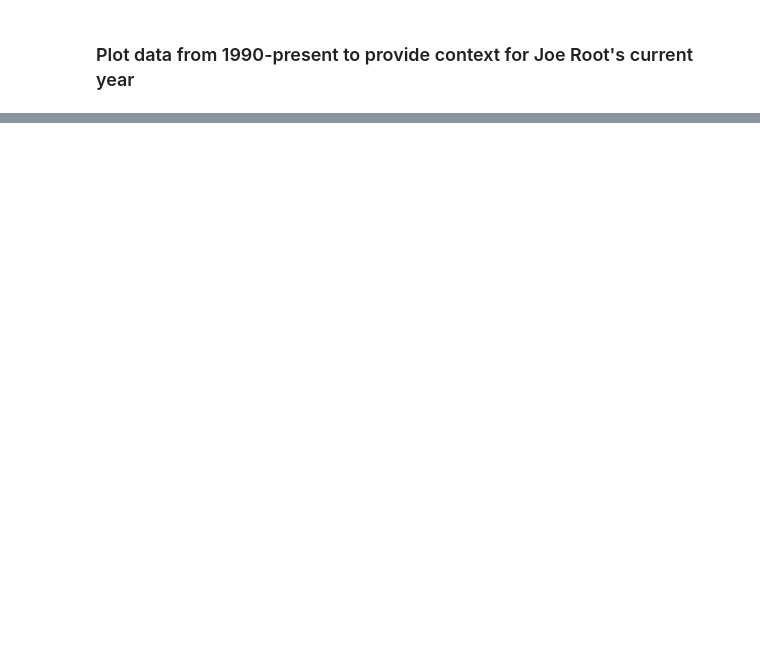
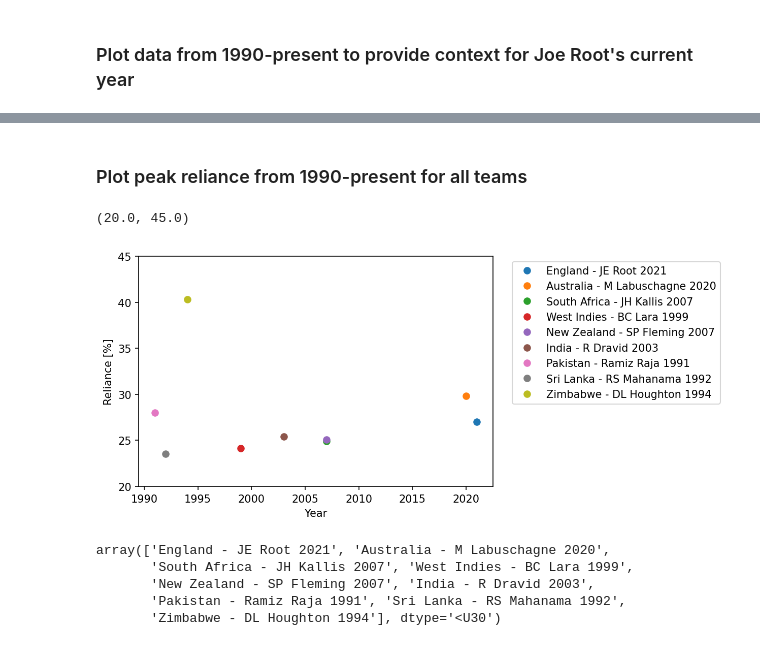
Before and after one commit to jhjorg/Root_Analysis, a Jupyter notebook: Root_analysis.ipynb, the cells around one changed output, grey strips where cells are left out. Drawn from its saved outputs; the diff is of its cells as text; code cells hidden in the pictures; blank space fills up the shorter version.

```diff
--- a/Root_analysis.ipynb
+++ b/Root_analysis.ipynb
@@ -201,0 +224,33 @@ Name: Year, Length: 145, dtype: bool
+# %% [markdown]
+###  Plot peak reliance from 1990-present for all teams
+# %%
+# Plot 1990-present
+plt.rcParams['figure.dpi'] = 150
+ind = df.index[df['Year'] >= 1990]
+
+labs = np.empty([9, 1], dtype="S30")
+
+for j in range(0,9):
+    plt.plot(df[teams_new[j] + " Reliance"][ind].idxmax(), df[teams_new[j] + " Reliance"][ind].max()*100, 'o')
+    #plt.plot(df[teams_new[j] + " Reliance"].idxmax(), df[teams_new[j] + " Reliance"].max()*100, 'o')
+    #plt.annotate(df[teams_new[j] + " Player"][df[teams_new[j] + " Reliance"][ind].idxmax()] + " " + str(df["Year"][df[teams_new[j] + " Reliance"][ind].idxmax()]), (df[teams_new[j] + " Reliance"][ind].idxmax(), df[teams_new[j] + " Reliance"][ind].max()*100))
+    labs[j] = str(teams_new[j] + ' - ' + df[teams_new[j] + " Player"][df[teams_new[j] + " Reliance"][ind].idxmax()] + " " + str(df["Year"][df[teams_new[j] + " Reliance"][ind].idxmax()]))
+
+labs = np.char.decode(labs)
+
+plt.ylabel("Reliance [%]")
+plt.xlabel("Year")
+plt.legend(labels = np.resize(labs, [9,]), bbox_to_anchor=(1.04,1), loc="upper left")
+plt.xticks(ticks = np.arange(ind.min(),145, 5), labels=np.arange(df['Year'][ind.min()],2022, 5))
+plt.ylim((20,45))
+# %% [output]
+(20.0, 45.0)
+[figure, added]
+# %%
+np.resize(labs, [9,])
+# %% [output]
+array(['England - JE Root 2021', 'Australia - M Labuschagne 2020',
+       'South Africa - JH Kallis 2007', 'West Indies - BC Lara 1999',
+       'New Zealand - SP Fleming 2007', 'India - R Dravid 2003',
+       'Pakistan - Ramiz Raja 1991', 'Sri Lanka - RS Mahanama 1992',
+       'Zimbabwe - DL Houghton 1994'], dtype='<U30')
```
Also changed, not shown: parts of 7 cells of this notebook.
